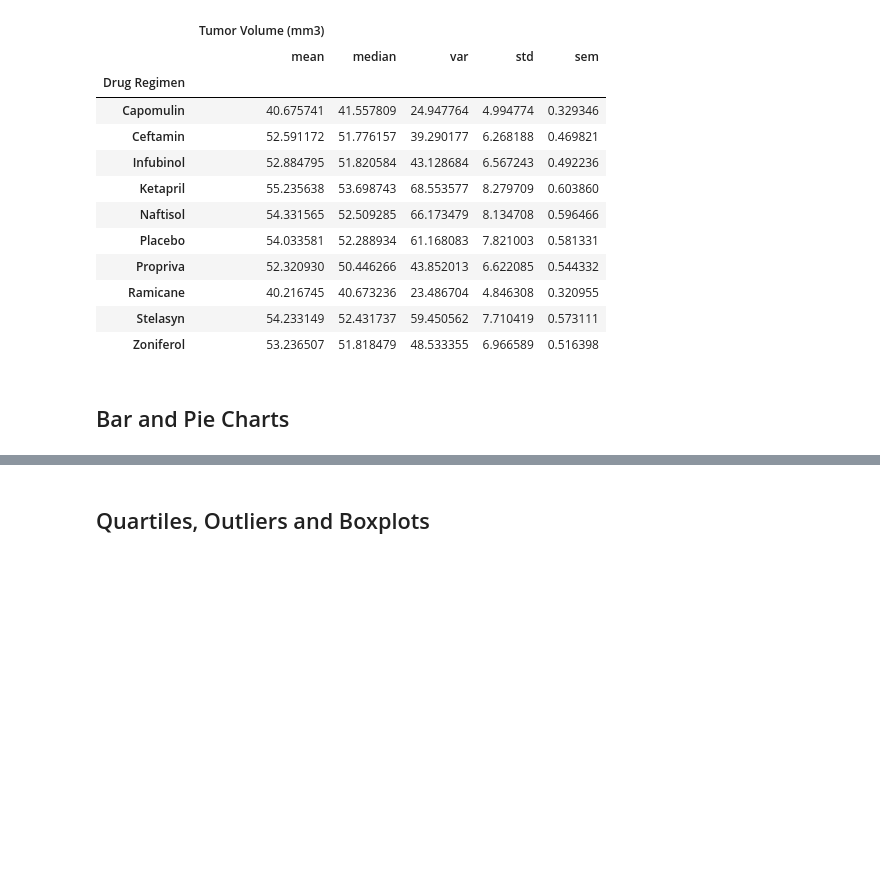
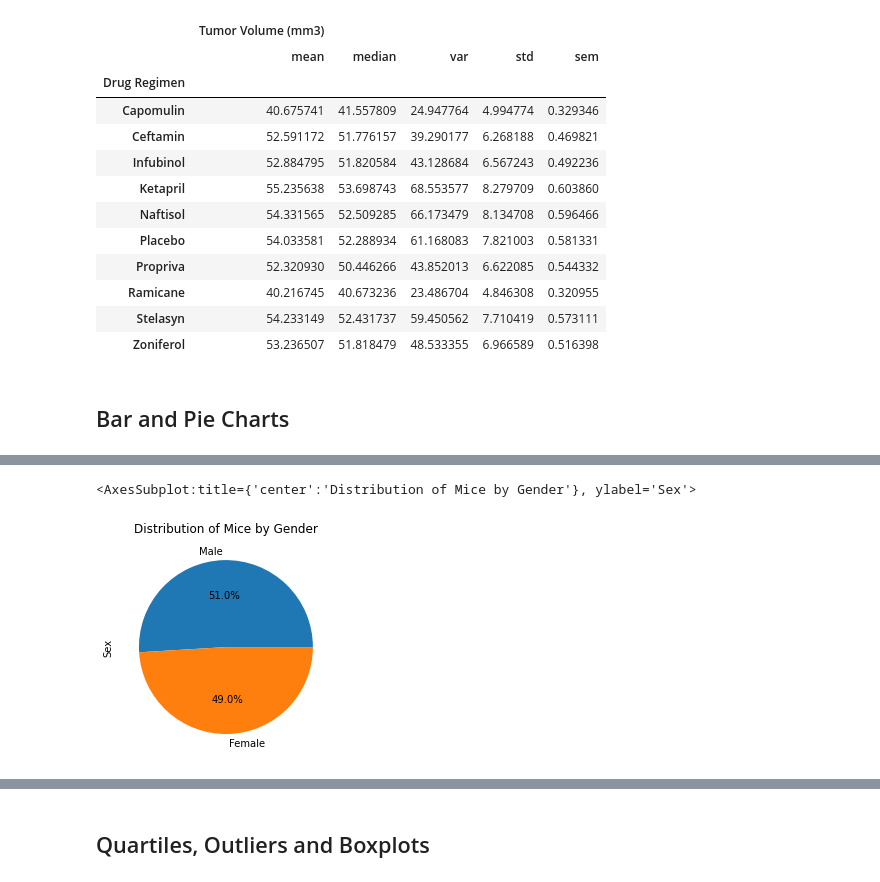
Before and after one commit to m36418o/matplotlib-challenge, a Jupyter notebook: pymaceuticals_starter.ipynb, the cells around one changed output, grey strips where cells are left out. Drawn from its saved outputs; the diff is of its cells as text; code cells hidden in the pictures; blank space fills up the shorter version.

```diff
--- a/pymaceuticals_starter.ipynb
+++ b/pymaceuticals_starter.ipynb
@@ -139,4 +151,8 @@ pd.matplotlib.
 # %%
 # Generate a pie plot showing the distribution of female versus male mice using pandas
+clean_results["Sex"].value_counts().plot(kind="pie",title="Distribution of Mice by Gender",autopct="%1.1f%%")
+# %% [output]
+<AxesSubplot:title={'center':'Distribution of Mice by Gender'}, ylabel='Sex'>
+[figure, added]
 # %%
 # Generate a pie plot showing the distribution of female versus male mice using pyplot
```
Also changed, not shown: parts of 3 cells of this notebook.
